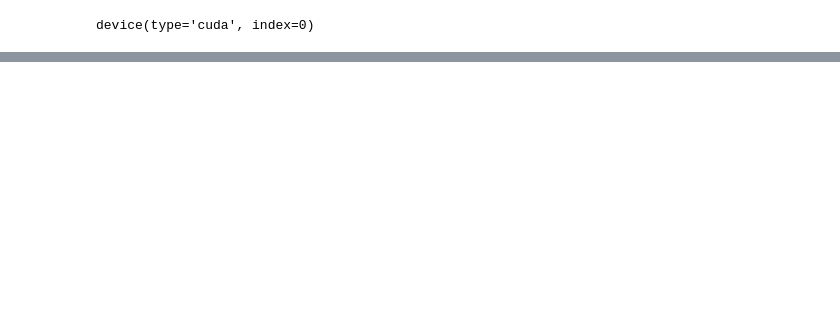
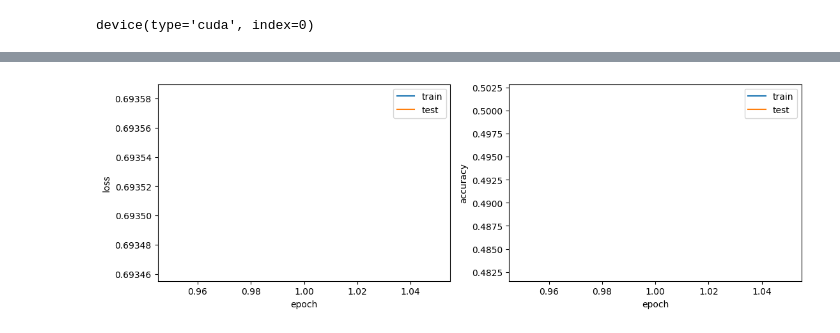
Before and after one commit to k1-r1ll/pytorch, a Jupyter notebook: torch1.ipynb, the cells around one changed output, grey strips where cells are left out. Cells and saved outputs as stored; diff of their text form; code cells hidden in the pictures; blank space fills up the shorter version.

```diff
--- a/torch1.ipynb
+++ b/torch1.ipynb
@@ -55,0 +246,42 @@ Saving to: ‘/content/cats_and_dogs_filtered.zip’
+# %%
+class SimpleCNN(nn.Module):
+    def __init__(self, num_classes=2):
+
+        super().__init__()
+        self.features = nn.Sequential(
+
+            nn.Conv2d(3, 32, kernel_size=3, padding=1),
+            nn.ReLU(),
+            nn.MaxPool2d(2),
+
+            nn.Conv2d(32, 64, kernel_size=3, padding=1),
+            nn.ReLU(),
+            nn.MaxPool2d(2),
+
+            nn.Conv2d(64, 128, kernel_size=3, padding=1),
+            nn.ReLU(),
+            nn.MaxPool2d(2),
+            nn.AdaptiveAvgPool2d((1, 1)),
+        )
+
+        self.classifier = nn.Linear(128, num_classes,)
+
+    def forward(self, x):
+        x = self.features(x)
+        x = torch.flatten(x, 1)
+        return self.classifier(x)
+# %%
+NUM_EPOCH = 1
+model_cnn = SimpleCNN(num_classes=2).to(device)
+criterion = nn.CrossEntropyLoss()
+optimizer = torch.optim.SGD(model_cnn.parameters(), lr=0.01, momentum=0)
+
+history = train(
+
+    model_cnn, optimizer, criterion,
+    train_loader, val_loader,
+    NUM_EPOCH
+
+)
+# %% [output]
+[figure, added]
```
Also changed, not shown: parts of 9 cells of this notebook.
